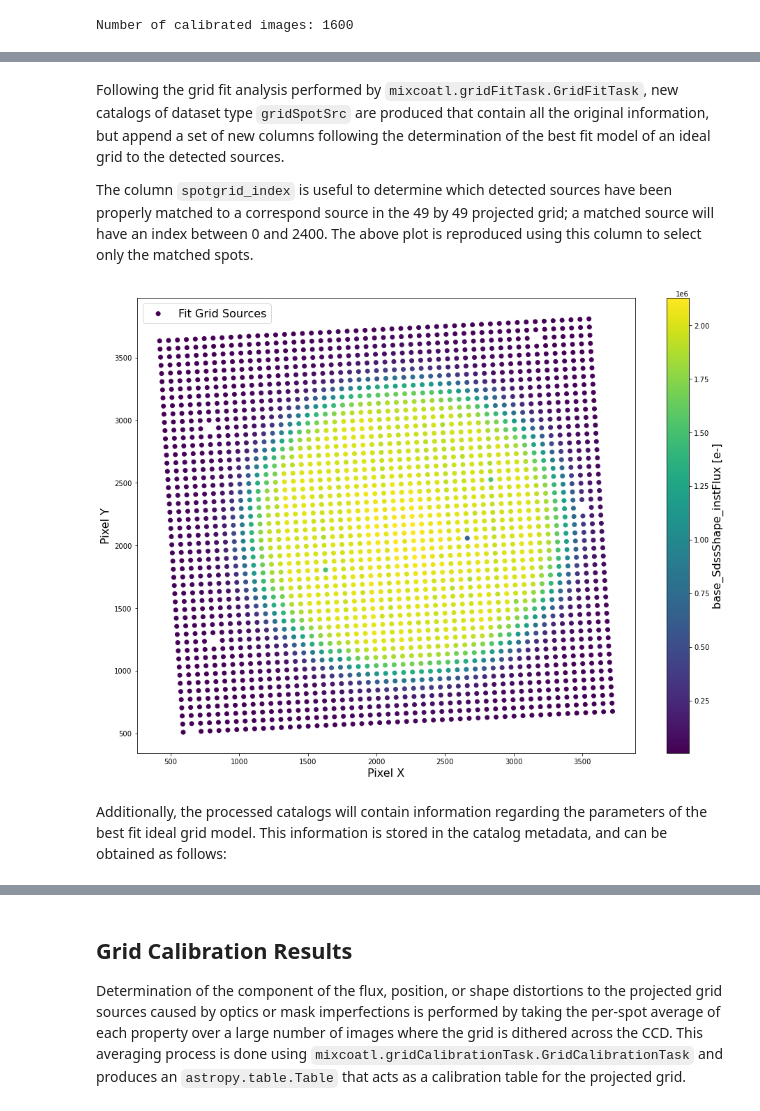
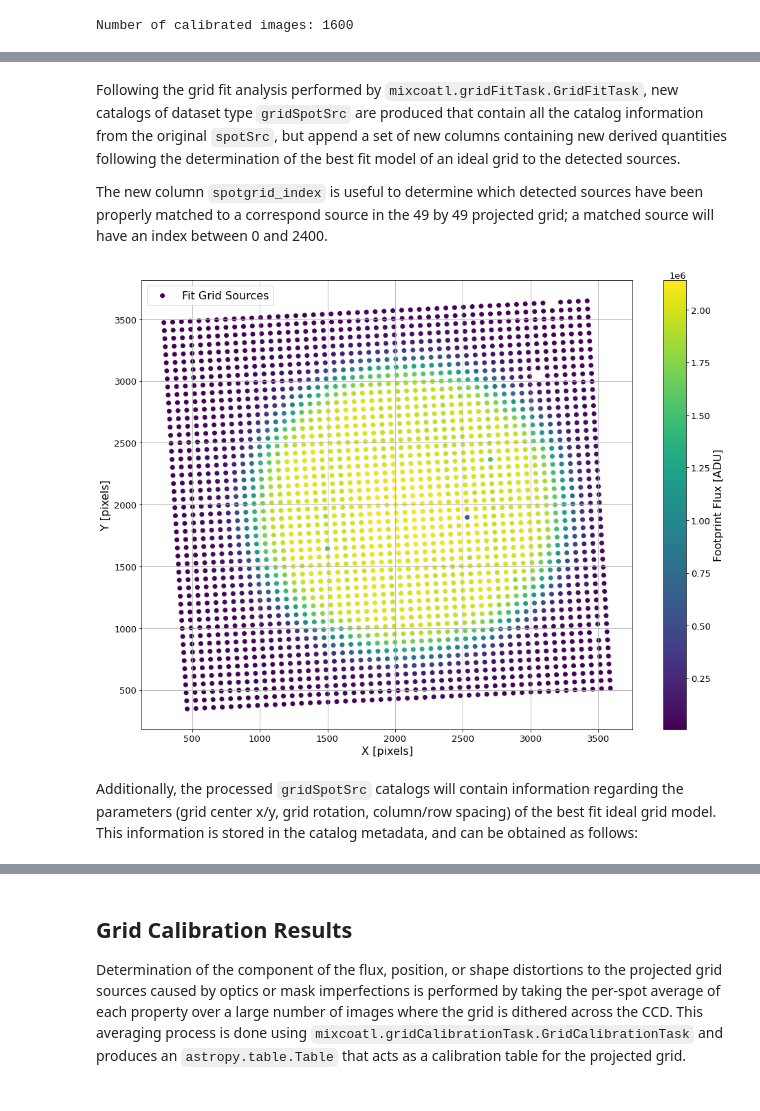
Before and after one commit to Snyder005/mixcoatl, a Jupyter notebook: notebooks/Example_GridAnalysisResults.ipynb, the cells around one changed output, grey strips where cells are left out. Saved outputs shown, nothing was run; the diff lists cells and outputs as text; code cells hidden in the pictures.

```diff
--- a/notebooks/Example_GridAnalysisResults.ipynb
+++ b/notebooks/Example_GridAnalysisResults.ipynb
@@ -25,7 +25,7 @@ from lsst.daf.butler import Butler
 from mixcoatl.sourcegrid import DistortedGrid
 
 ## Gen 3 repo (spot grid image data only)
-repo = '/sdf/group/lsst/camera/IandT/repo_gen3/spot_9raft/butler.yaml'
+repo = '/sdf/group/lsst/camera/IandT/repo_gen3/spot_9raft'
 # %% [markdown]
 ## Exploring a Gen 3 Repository
 # %% [markdown]
@@ -125,16 +123,17 @@ An example of a single calibrated image is shown below; this run consisted of an
 # %%
-ref = datasetRefs[1000]
+ref = dataset_refs[1000]
+data_id = ref.dataId['exposure']
 calexp = butler.get(ref, collections='u/asnyder/spot/itl_analysis')
+raft_name, sensor_name = calexp.getDetector().getName().split('_')
 
 ## Display calibrated image
-fig, ax = plt.subplots(1, 1, figsize=(14, 12))
+fig, ax = plt.subplots(1, 1, figsize=(12, 10), facecolor='white')
 im = ax.imshow(calexp.getImage().getArray(), interpolation='none', origin='lower',
                norm=SymLogNorm(10, vmin=-10, vmax=100000, base=10))
 
 cbar = fig.colorbar(im, fraction=0.046, pad=0.04)
-cbar.set_label('Signal [e-]', fontsize=16)
-cbar.ax.tick_params(labelsize=14)
-ax.tick_params(axis='both', which='major', labelsize=14)
-ax.set_title('postISRCCD: {0}'.format(ref.dataId['exposure']), fontsize=20)
-fig.patch.set_facecolor('white')
+cbar.set_label('Signal [ADU]', fontsize=16)
+cbar.ax.tick_params(labelsize=13)
+ax.tick_params(axis='both', which='major', labelsize=13)
+ax.set_title('{0}/{1} postISRCCD: {2}'.format(raft_name, sensor_name, data_id), fontsize=20)
 # %% [output]
@@ -144,5 +148,5 @@ Initial analysis of the calibrated image, performed by `mixcoatl.characterizeSpo
 # %%
-source_catalog = butler.get('spotSrc', dataId=ref.dataId, collections='u/asnyder/spot/itl_analysis')
+source_catalog = butler.get('spotSrc', dataId=ref.dataId, collections=collections)
 
 source_catalog.asAstropy()
 # %% [output]
@@ -186,28 +193,31 @@ fig.patch.set_facecolor('white')
 # %% [markdown]
-Following the grid fit analysis performed by `mixcoatl.gridFitTask.GridFitTask`, new catalogs of dataset type `gridSpotSrc` are produced that contain all the original information, but append a set of new columns following the determination of the best fit model of an ideal grid to the detected sources.
+Following the grid fit analysis performed by `mixcoatl.gridFitTask.GridFitTask`, new catalogs of dataset type `gridSpotSrc` are produced that contain all the catalog information from the original `spotSrc`, but append a set of new columns containing new derived quantities following the determination of the best fit model of an ideal grid to the detected sources.
 
-The column `spotgrid_index` is useful to determine which detected sources have been properly matched to a correspond source in the 49 by 49 projected grid; a matched source will have an index between 0 and 2400.  The above plot is reproduced using this column to select only the matched spots.
+The new column `spotgrid_index` is useful to determine which detected sources have been properly matched to a correspond source in the 49 by 49 projected grid; a matched source will have an index between 0 and 2400.
 # %%
-fit_catalog = butler.get('gridSpotSrc', dataId=ref.dataId, collections='u/asnyder/spot/itl_analysis')
+fit_catalog = butler.get('gridSpotSrc', dataId=ref.dataId, collections=collections)
 
 select = fit_catalog['spotgrid_index'] >= 0.
 
 fit_src_y = fit_catalog['base_SdssCentroid_y'][select]
 fit_src_x = fit_catalog['base_SdssCentroid_x'][select]
 fit_src_flux = source_catalog['base_SdssShape_instFlux'][select]
 
 fig, ax = plt.subplots(1, 1, figsize=(16, 12))
-ax.scatter(fit_src_x, fit_src_y, c=fit_src_flux, label='Fit Grid Sources')
+im = ax.scatter(fit_src_x, fit_src_y, c=fit_src_flux, label='Fit Grid Sources')
+ax.grid()
+ax.legend(fontsize=16)
+ax.tick_params(labelsize=13)
+ax.set_ylabel('Y [pixels]', fontsize=16)
+ax.set_xlabel('X [pixels]', fontsize=16)
 cbar = fig.colorbar(im, ax=ax)
-cbar.set_label('base_SdssShape_instFlux [e-]', fontsize=16)
-ax.legend(fontsize=16)
-ax.set_ylabel('Pixel Y', fontsize=16)
-ax.set_xlabel('Pixel X', fontsize=16)
-fig.patch.set_facecolor('white')
+cbar.set_label('Footprint Flux [ADU]', fontsize=16)
+cbar.ax.tick_params(labelsize=13)
+cbar.ax.yaxis.offsetText.set_fontsize(13)
 # %% [output]
-[figure, old version]
+[figure, new version]
 # %% [markdown]
-Additionally, the processed catalogs will contain information regarding the parameters of the best fit ideal grid model.  This information is stored in the catalog metadata, and can be obtained as follows:
+Additionally, the processed `gridSpotSrc` catalogs will contain information regarding the parameters (grid center x/y, grid rotation, column/row spacing) of the best fit ideal grid model.  This information is stored in the catalog metadata, and can be obtained as follows:
 # %%
 metadata = fit_catalog.getMetadata()
 print(metadata)
```
Also changed, not shown: parts of 19 cells of this notebook, 2 other files.
